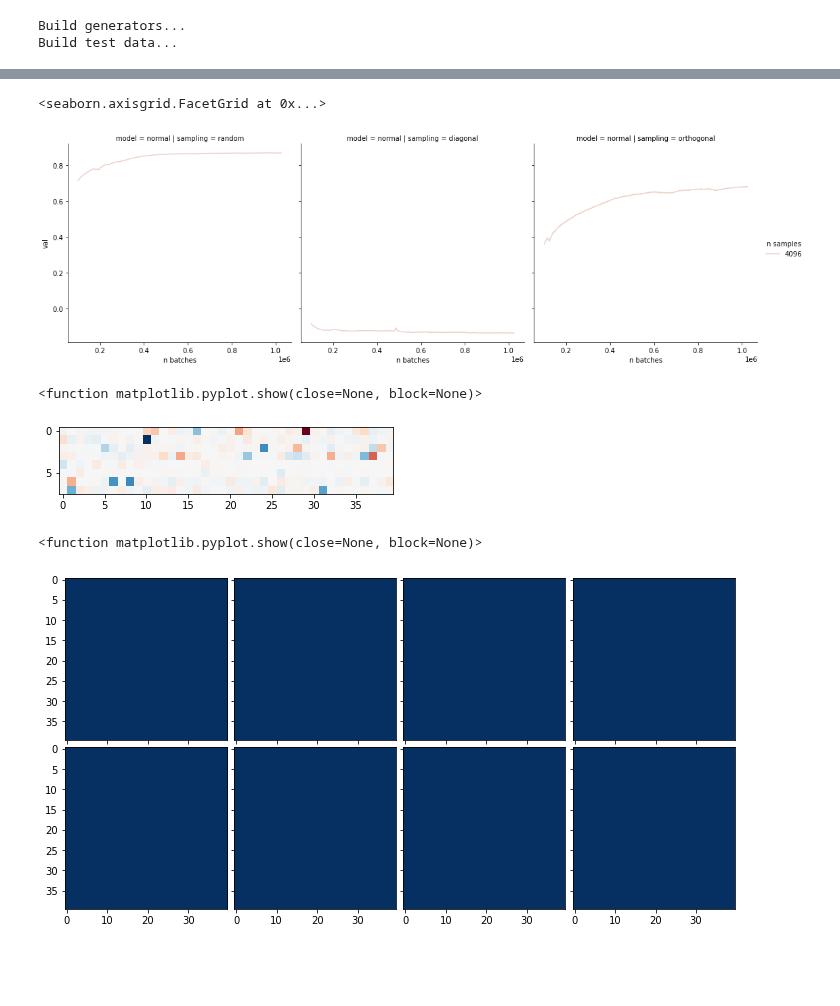
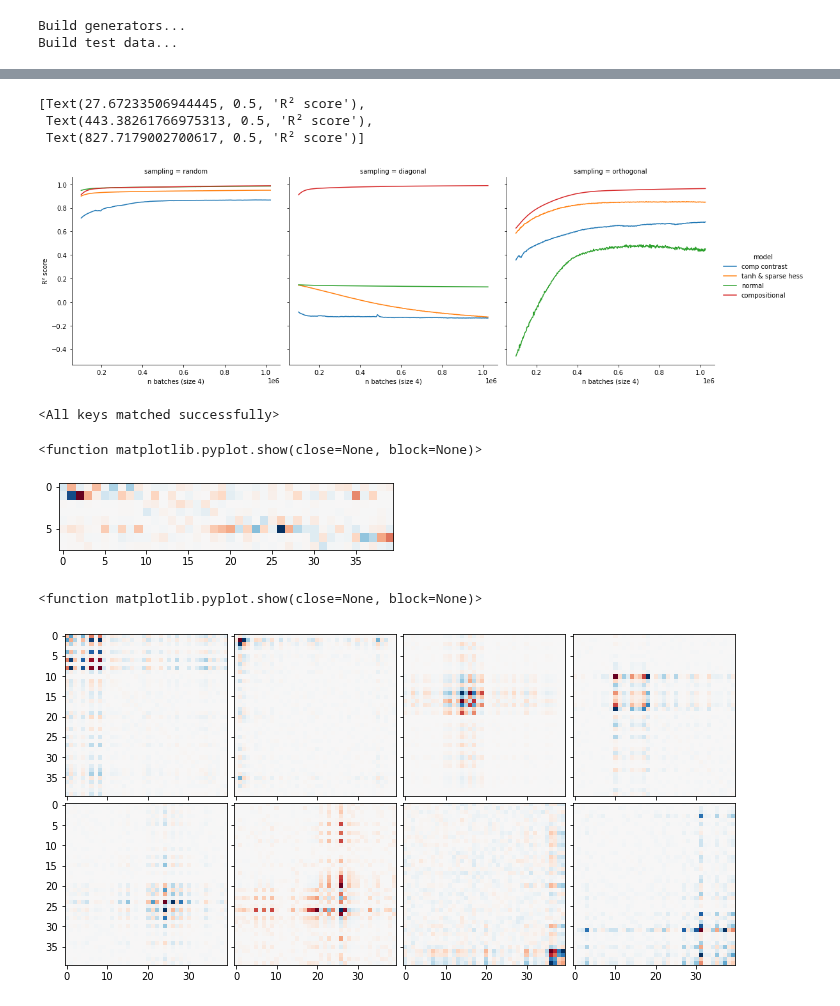
Before and after one commit to brendel-group/compositional-ood-generalization, a Jupyter notebook: regularizers.ipynb, the cells around one changed output, grey strips where cells are left out. Drawn from its saved outputs; the diff is of its cells as text; code cells hidden in the pictures; blank space fills up the shorter version.

Commit message:
regularizing experiments with compositional contrast and sparse Hessian

```diff
--- a/regularizers.ipynb
+++ b/regularizers.ipynb
@@ -331,7 +331,7 @@ def sparse_hess(func: torch.nn.Module, inputs: torch.Tensor) -> torch.Tensor:
 
 
 def sparse_hess2(func: torch.nn.Module, inputs: torch.Tensor) -> torch.Tensor:
-    mask = torch.ones(8, 40, 40, dtype=int).to(dev)
+    mask = torch.ones(8, 40, 40, dtype=torch.uint8).to(dev)
     for i in range(4):
         mask[i*2:(i+1)*2, i*10:(i+1)*10, i*10:(i+1)*10] = 0
 
@@ -405,6 +405,14 @@ for i in tqdm(range(500)):
 
 import pandas as pd
 res_df = pd.DataFrame.from_dict(res)
+
+import pickle as pk
+with open(r'res_i500_lr0001_all_hess.pkl', 'wb') as f:
+    pk.dump(res_df, f)
+
+torch.save(mlp_rand.state_dict(), 'mod_i500_lr0001_rand_hess.pth')
+torch.save(mlp_diag.state_dict(), 'mod_i500_lr0001_diag_hess.pth')
+torch.save(mlp_orth.state_dict(), 'mod_i500_lr0001_orth_hess.pth')
 # %% [output]
 n=4096
 Build train data...
@@ -413,4 +422,11 @@ Train models...
 # %%
+import pandas as pd
+res_df = pd.DataFrame.from_dict(res)
+
 import pickle as pk
-with open(r'res_i500_lr0001_all_jac2.pkl', 'wb') as f:
+with open(r'res_i500_lr0001_all_hess.pkl', 'wb') as f:
     pk.dump(res_df, f)
+
+torch.save(mlp_rand.state_dict(), 'mod_i500_lr0001_rand_hess.pth')
+torch.save(mlp_diag.state_dict(), 'mod_i500_lr0001_diag_hess.pth')
+torch.save(mlp_orth.state_dict(), 'mod_i500_lr0001_orth_hess.pth')
@@ -421,11 +480,32 @@ torch.save(mlp_orth.state_dict(), 'mod_i500_lr0001_orth_jac2.pth')
+# %%
+with open(r'res/i500_lr0001_all.pkl', 'rb') as f:
+    normal = pk.load(f)
+    normal = normal.loc[normal['n samples'] == 4096]
+with open(r'res/i500_lr0001_all_hess.pkl', 'rb') as f:
+    hess = pk.load(f)
+with open(r'res/i500_lr0001_all_jac2.pkl', 'rb') as f:
+    jac = pk.load(f)
+    jac['model'] = jac['model'].replace({'normal': 'comp contrast'})
+
+res_df = pd.merge(jac, hess, 'outer')
+res_df = pd.merge(res_df, normal, 'outer')
 # %%
 import seaborn as sb
-sb.relplot(data=res_df.loc[(res_df['metric'] == 'test R²') & (res_df['n samples'] > 0) & (res_df['n batches'] > 100000)], x='n batches', y='val', hue='n samples', row='model', col='sampling', kind='line')
+fg = sb.relplot(data=res_df.loc[(res_df['metric'] == 'test R²') & (res_df['n batches'] > 100000)], x='n batches', y='val', hue='model', col='sampling', kind='line')
+[_fg.set_xlabel('n batches (size 4)') for _fg in fg.axes.ravel()]
+[_fg.set_ylabel('R² score') for _fg in fg.axes.ravel()]
 # %% [output]
-<seaborn.axisgrid.FacetGrid at 0x...>
+[Text(27.67233506944445, 0.5, 'R² score'),
+ Text(443.38261766975313, 0.5, 'R² score'),
+ Text(827.7179002700617, 0.5, 'R² score')]
-[figure, old version]
+[figure, new version]
+# %%
+mlp = MLPTanh(k, l, m).to(dev)
+mlp.load_state_dict(torch.load('mod_i500_lr0001_rand_hess.pth'))
+# %% [output]
+<All keys matched successfully>
 # %%
-jac = functorch.jacrev(mlp_diag)(torch.rand((4, 10)).flatten().to(dev))
+jac = functorch.jacrev(mlp)(torch.rand((4, 10)).flatten().to(dev))
 
 import matplotlib.pyplot as plt
 from matplotlib import colors
@@ -435,9 +515,9 @@ plt.imshow(jac.detach().cpu().numpy(), cmap='RdBu', norm=colors.TwoSlopeNorm(0))
 plt.show
 # %% [output]
 <function matplotlib.pyplot.show(close=None, block=None)>
-[figure, old version]
+[figure, new version]
 # %%
-hess = functorch.hessian(mlp_orth)(torch.rand((4, 10)).flatten().to(dev))
+hess = functorch.hessian(mlp)(torch.rand((4, 10)).flatten().to(dev))
 
 from mpl_toolkits.axes_grid1 import ImageGrid
 
@@ -454,4 +534,4 @@ for ax, im in zip(grid, list(hess.detach().cpu().numpy())):
 plt.show
 # %% [output]
 <function matplotlib.pyplot.show(close=None, block=None)>
-[figure, old version]
+[figure, new version]
```
Also changed, not shown: parts of 5 cells of this notebook, 30 other files.
